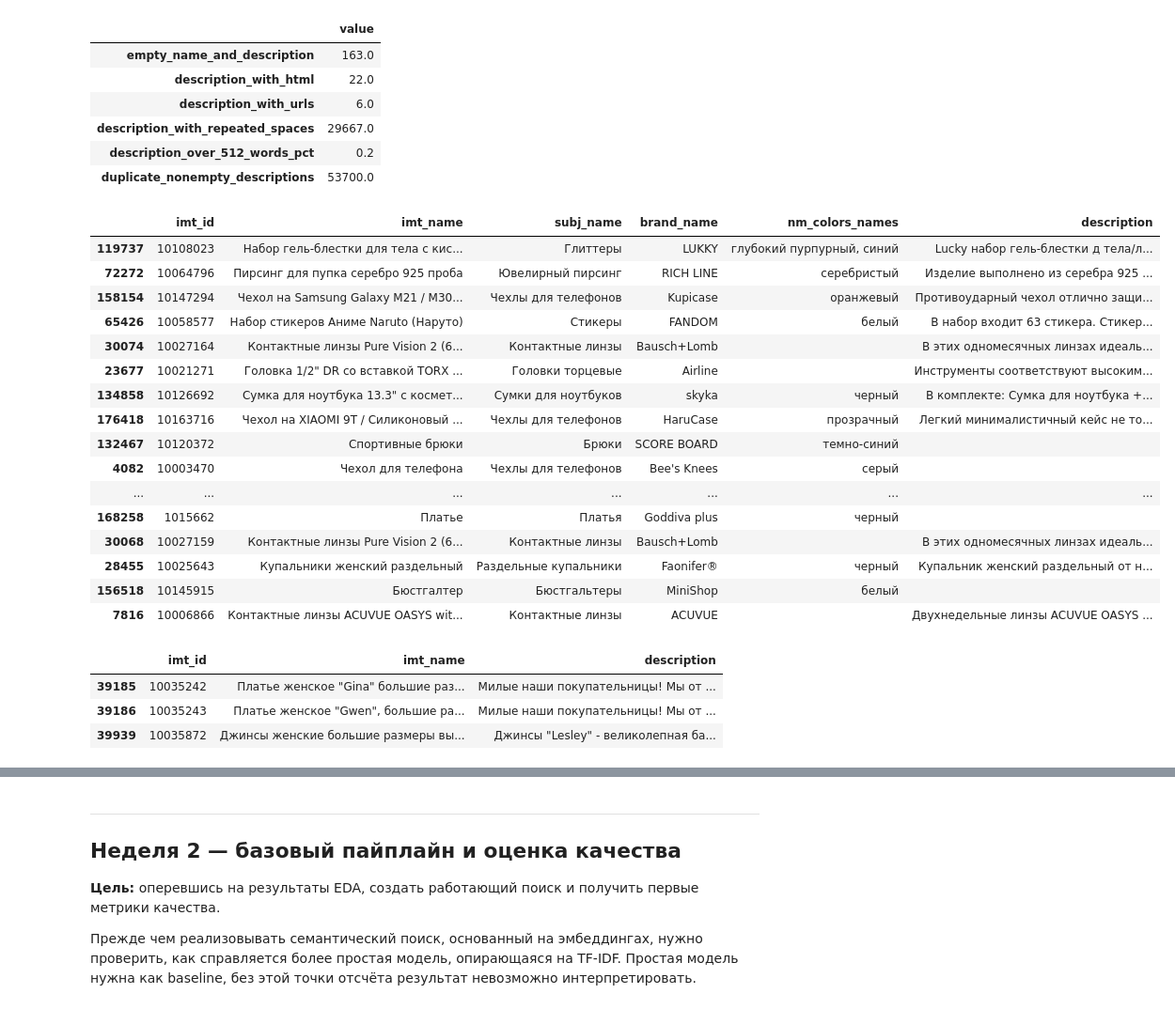
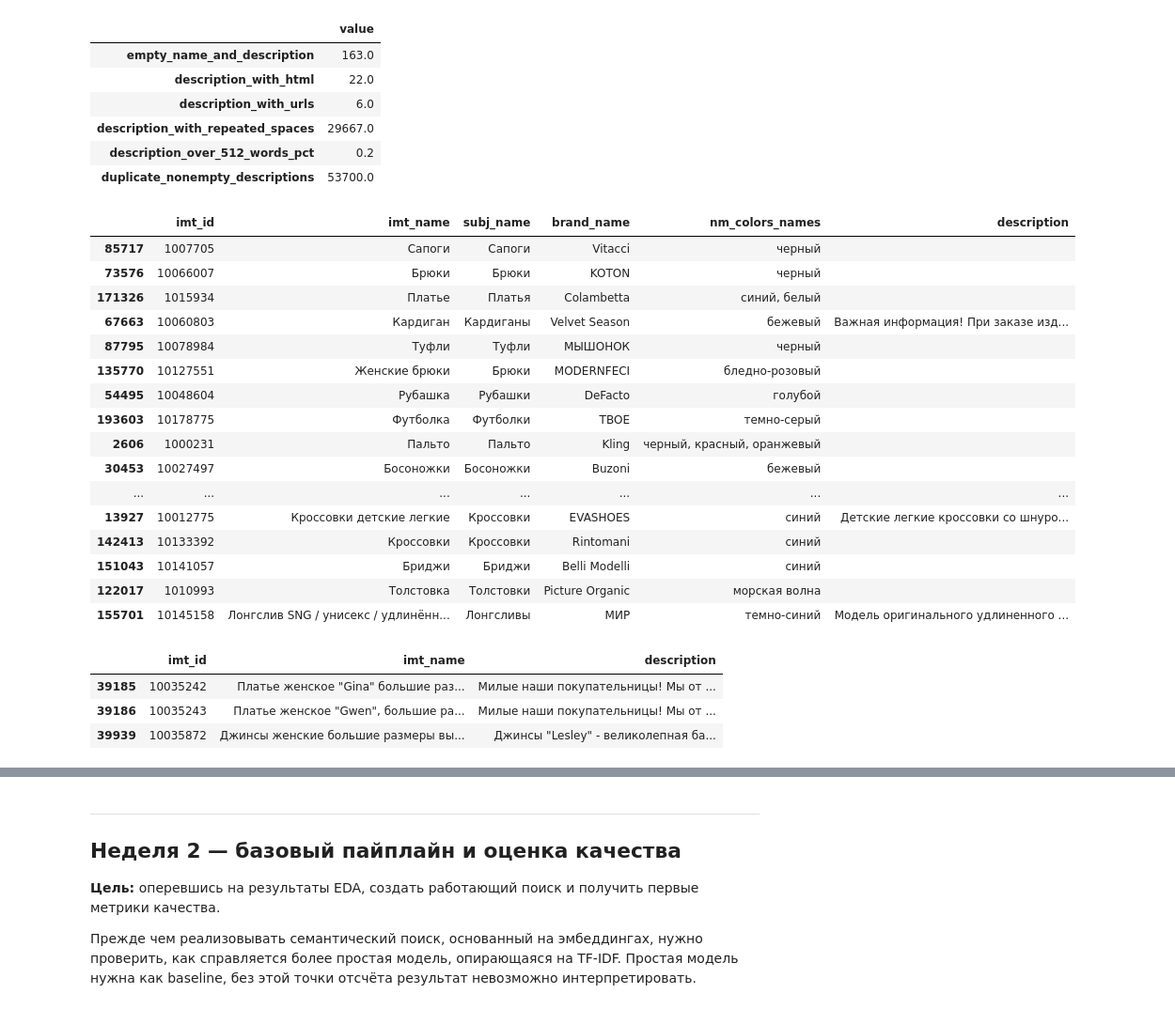
Before and after one commit to RollyDorian/recsys-marketplace, a Jupyter notebook: semantic_search_project.ipynb, the cells around one changed output, grey strips where cells are left out. Shown at 94% size. Cells and saved outputs as stored; diff of their text form; code cells hidden in the pictures.

```diff
--- a/semantic_search_project.ipynb
+++ b/semantic_search_project.ipynb
@@ -313,29 +390,31 @@ display(pd.Series({
 | description_over_512_words_pct | 0.2 |
 | duplicate_nonempty_descriptions | 53700.0 |
 # %%
-# примеры карточек
-sample_cards = df_raw.sample(25, random_state=SEED)
+# примеры карточек одежды и обуви
+CATEGORIES = ['Одежда', 'Обувь']
+selected_rows = df_raw['subj_root_name'].isin(CATEGORIES)
+sample_cards = df_raw.loc[selected_rows].sample(25, random_state=SEED)
 display(sample_cards[['imt_id', 'imt_name', 'subj_name', 'brand_name', 'nm_colors_names', 'description']])
-display(df_raw.loc[lengths['description_chars'].nlargest(3).index,
+display(df_raw.loc[lengths.loc[selected_rows, 'description_chars'].nlargest(3).index,
                    ['imt_id', 'imt_name', 'description']])
 # %% [output]
 |  | imt_id | imt_name | subj_name | brand_name | nm_colors_names | description |
-| 119737 | 10108023 | Набор гель-блестки для тела с кис... | Глиттеры | LUKKY | глубокий пурпурный, синий | Lucky набор гель-блестки д тела/л... |
-| 72272 | 10064796 | Пирсинг для пупка серебро 925 проба | Ювелирный пирсинг | RICH LINE | серебристый | Изделие выполнено из серебра 925 ... |
-| 158154 | 10147294 | Чехол на Samsung Galaxy M21 / M30... | Чехлы для телефонов | Kupicase | оранжевый | Противоударный чехол отлично защи... |
-| 65426 | 10058577 | Набор стикеров Аниме Naruto (Наруто) | Стикеры | FANDOM | белый | В набор входит 63 стикера. Стикер... |
-| 30074 | 10027164 | Контактные линзы Pure Vision 2 (6... | Контактные линзы | Bausch+Lomb |  | В этих одномесячных линзах идеаль... |
-| 23677 | 10021271 | Головка 1/2" DR со вставкой TORX ... | Головки торцевые | Airline |  | Инструменты соответствуют высоким... |
-| 134858 | 10126692 | Сумка для ноутбука 13.3" с космет... | Сумки для ноутбуков | skyka | черный | В комплекте: Сумка для ноутбука +... |
-| 176418 | 10163716 | Чехол на XIAOMI 9T / Силиконовый ... | Чехлы для телефонов | HaruCase | прозрачный | Легкий минималистичный кейс не то... |
-| 132467 | 10120372 | Спортивные брюки | Брюки | SCORE BOARD | темно-синий |  |
-| 4082 | 10003470 | Чехол для телефона | Чехлы для телефонов | Bee's Knees | серый |  |
+| 85717 | 1007705 | Сапоги | Сапоги | Vitacci | черный |  |
+| 73576 | 10066007 | Брюки | Брюки | KOTON | черный |  |
+| 171326 | 1015934 | Платье | Платья | Colambetta | синий, белый |  |
+| 67663 | 10060803 | Кардиган | Кардиганы | Velvet Season | бежевый | Важная информация! При заказе изд... |
+| 87795 | 10078984 | Туфли | Туфли | МЫШОНОК | черный |  |
+| 135770 | 10127551 | Женские брюки | Брюки | MODERNFECI | бледно-розовый |  |
+| 54495 | 10048604 | Рубашка | Рубашки | DeFacto | голубой |  |
+| 193603 | 10178775 | Футболка | Футболки | ТВОЕ | темно-серый |  |
+| 2606 | 1000231 | Пальто | Пальто | Kling | черный, красный, оранжевый |  |
+| 30453 | 10027497 | Босоножки | Босоножки | Buzoni | бежевый |  |
 | ... | ... | ... | ... | ... | ... | ... |
-| 168258 | 1015662 | Платье | Платья | Goddiva plus | черный |  |
-| 30068 | 10027159 | Контактные линзы Pure Vision 2 (6... | Контактные линзы | Bausch+Lomb |  | В этих одномесячных линзах идеаль... |
-| 28455 | 10025643 | Купальники женский раздельный | Раздельные купальники | Faonifer® | черный | Купальник женский раздельный от н... |
-| 156518 | 10145915 | Бюстгалтер | Бюстгальтеры | MiniShop | белый |  |
-| 7816 | 10006866 | Контактные линзы ACUVUE OASYS wit... | Контактные линзы | ACUVUE |  | Двухнедельные линзы ACUVUE OASYS ... |
+| 13927 | 10012775 | Кроссовки детские легкие | Кроссовки | EVASHOES | синий | Детские легкие кроссовки со шнуро... |
+| 142413 | 10133392 | Кроссовки | Кроссовки | Rintomani | синий |  |
+| 151043 | 10141057 | Бриджи | Бриджи | Belli Modelli | синий |  |
+| 122017 | 1010993 | Толстовка | Толстовки | Picture Organic | морская волна |  |
+| 155701 | 10145158 | Лонгслив SNG / унисекс / удлинённ... | Лонгсливы | МИР | темно-синий | Модель оригинального удлиненного ... |
 |  | imt_id | imt_name | description |
 | 39185 | 10035242 | Платье женское "Gina" большие раз... | Милые наши покупательницы! Мы от ... |
 | 39186 | 10035243 | Платье женское "Gwen", большие ра... | Милые наши покупательницы! Мы от ... |
```
Also changed, not shown: parts of 47 cells of this notebook, 4 other files.
